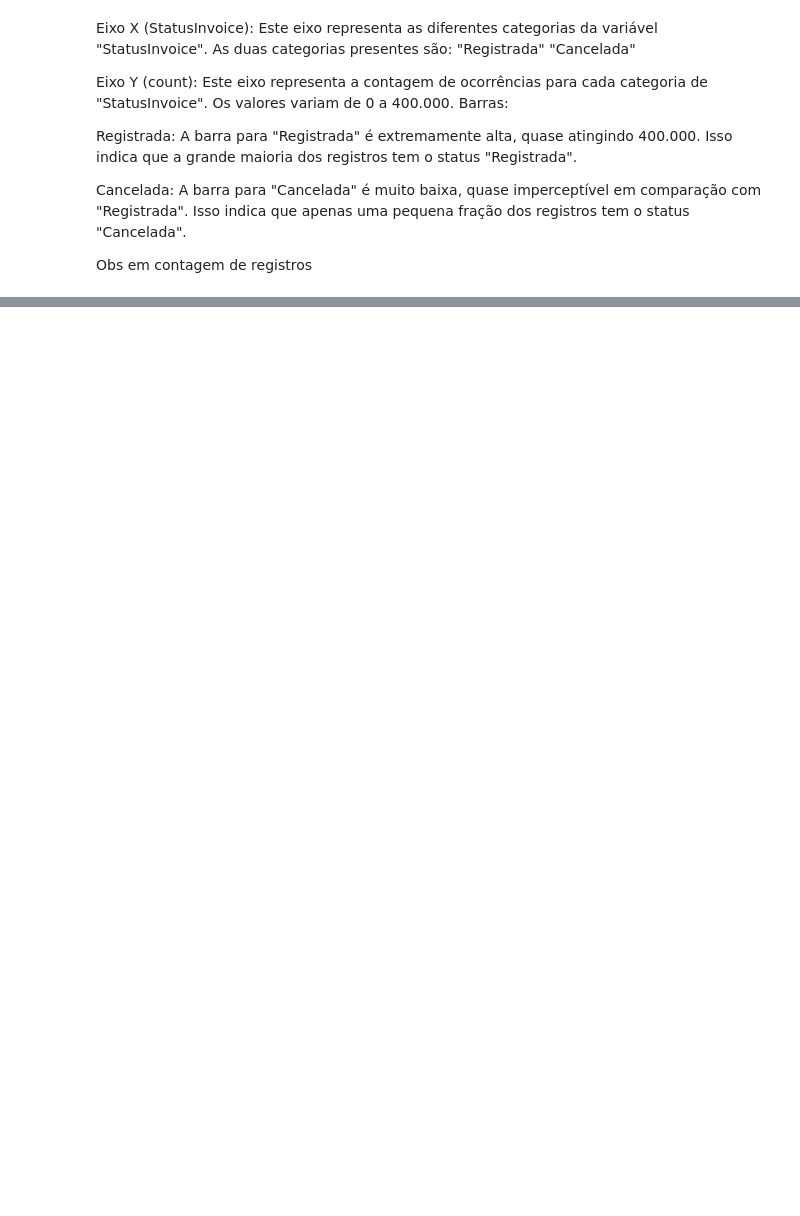
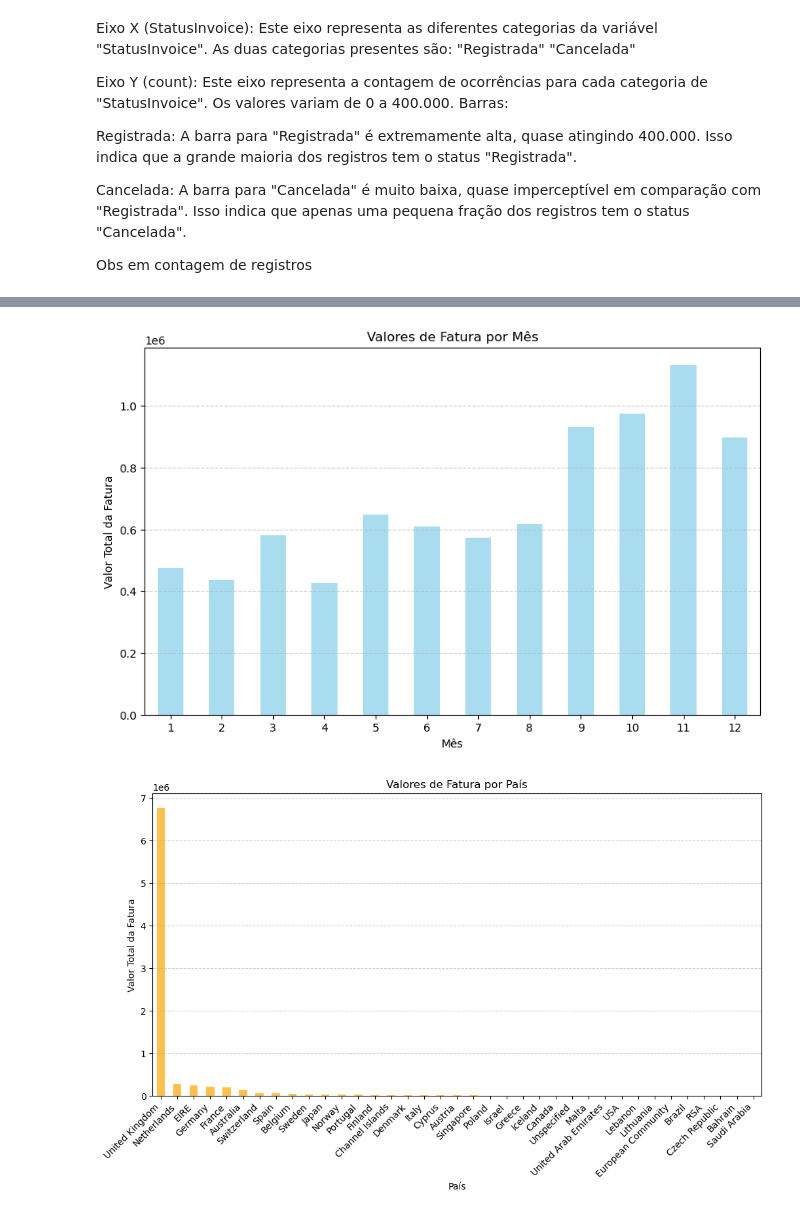
Before and after one commit to MichelCirilo/PI3, a Jupyter notebook: Atividade1/Ecommerce.ipynb, the cells around one changed output, grey strips where cells are left out. Saved outputs shown, nothing was run; the diff lists cells and outputs as text; code cells hidden in the pictures; blank space fills up the shorter version.

```diff
--- a/Atividade1/Ecommerce.ipynb
+++ b/Atividade1/Ecommerce.ipynb
@@ -370,0 +421,33 @@ plt.show()
+# %%
+# Certifique-se de que a coluna InvoiceDate está em formato datetime
+dfCustomer['InvoiceDate'] = pd.to_datetime(dfCustomer['InvoiceDate'])
+
+# Criar uma nova coluna com os meses
+dfCustomer['Month'] = dfCustomer['InvoiceDate'].dt.month
+
+# Gráfico por Mês
+monthly_data = dfCustomer.groupby('Month')['InvoiceValue'].sum()
+
+plt.figure(figsize=(10, 6))
+monthly_data.plot(kind='bar', color='skyblue', alpha=0.7)
+plt.title('Valores de Fatura por Mês')
+plt.xlabel('Mês')
+plt.ylabel('Valor Total da Fatura')
+plt.xticks(rotation=0)
+plt.grid(axis='y', linestyle='--', alpha=0.6)
+plt.show()
+
+# Gráfico por País
+country_data = dfCustomer.groupby('Country')['InvoiceValue'].sum()
+
+plt.figure(figsize=(12, 6))
+country_data.sort_values(ascending=False).plot(kind='bar', color='orange', alpha=0.7)
+plt.title('Valores de Fatura por País')
+plt.xlabel('País')
+plt.ylabel('Valor Total da Fatura')
+plt.xticks(rotation=45, ha='right')
+plt.grid(axis='y', linestyle='--', alpha=0.6)
+plt.show()
+# %% [output]
+[figure, added]
+[figure, added]
```
Also changed, not shown: parts of 43 cells of this notebook, 1 other file.
